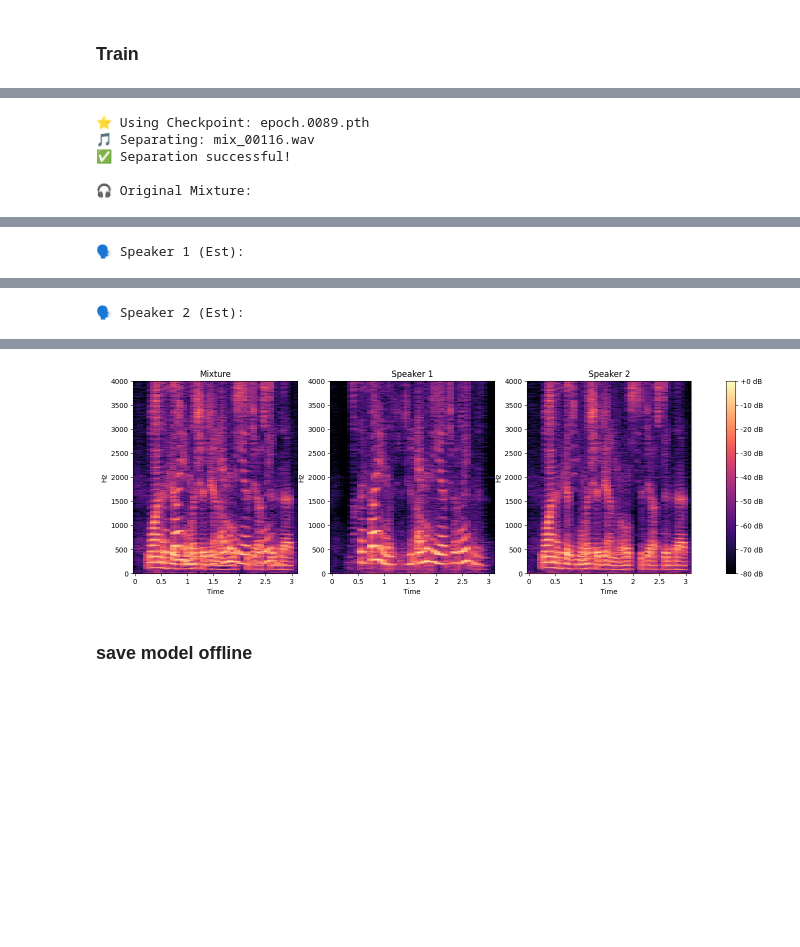
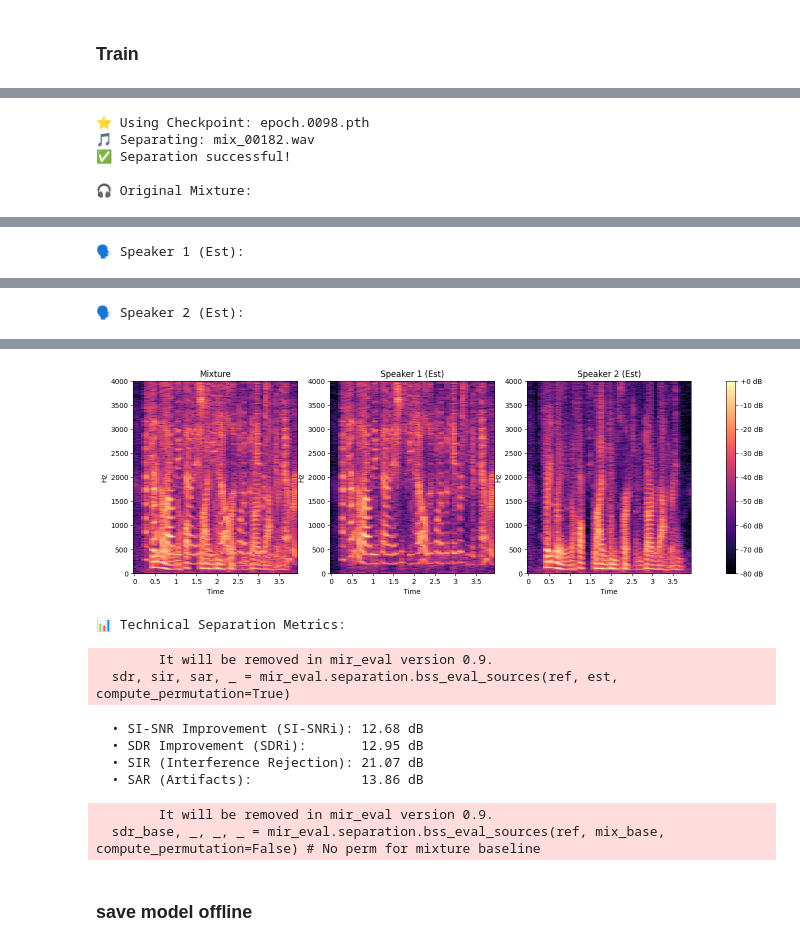
Before and after one commit to Talzaidman/speech, a Jupyter notebook: Untitled2 (1).ipynb, the cells around one changed output, grey strips where cells are left out. Drawn from its saved outputs; the diff is of its cells as text; code cells hidden in the pictures; blank space fills up the shorter version.

```diff
--- a/Untitled2 (1).ipynb
+++ b/Untitled2 (1).ipynb
@@ -1039,6 +1032,7 @@ import librosa
 import librosa.display
 import matplotlib.pyplot as plt
 import numpy as np
+import mir_eval # Import for metrics
 
 # 1. Define Paths
 checkpoint_path = "/content/SepReformer/models/SepReformer_Base_WSJ0/log/scratch_weights/"
@@ -1078,40 +1072,99 @@ if os.path.exists(path_s1):
 
     print("🗣️ Speaker 1 (Est):")
     ipd.display(ipd.Audio(path_s1))
 
     print("🗣️ Speaker 2 (Est):")
     ipd.display(ipd.Audio(path_s2))
 
     # Visualization
     fig, ax = plt.subplots(1, 3, figsize=(18, 5))
 
     def plot_spec(ax, p, title):
         y, sr = librosa.load(p, sr=8000)
         D = librosa.amplitude_to_db(np.abs(librosa.stft(y)), ref=np.max)
         img = librosa.display.specshow(D, y_axis='linear', x_axis='time', sr=sr, ax=ax)
         ax.set_title(title)
-        return img
+        return img, y
 
-    img = plot_spec(ax[0], path_mix, "Mixture")
-    plot_spec(ax[1], path_s1, "Speaker 1")
-    plot_spec(ax[2], path_s2, "Speaker 2")
+    img, y_mix = plot_spec(ax[0], path_mix, "Mixture")
+    _, y_s1_est = plot_spec(ax[1], path_s1, "Speaker 1 (Est)")
+    _, y_s2_est = plot_spec(ax[2], path_s2, "Speaker 2 (Est)")
     fig.colorbar(img, ax=ax, format="%+2.0f dB")
     plt.show()
 
+    # --- 5. Technical Metrics (Ground Truth Comparison) ---
+    print("\n📊 Technical Separation Metrics:")
+
+    # Construct GT paths (Assuming s1/s2 sibling folders)
+    base_speech_dir = os.path.dirname(mix_dir)
+    gt_s1_path = os.path.join(base_speech_dir, 's1', test_file)
+    gt_s2_path = os.path.join(base_speech_dir, 's2', test_file)
+
+    if os.path.exists(gt_s1_path) and os.path.exists(gt_s2_path):
+        # Load GT
+        y_s1_gt, _ = librosa.load(gt_s1_path, sr=8000)
+        y_s2_gt, _ = librosa.load(gt_s2_path, sr=8000)
+
+        # Truncate to min length
+        min_L = min(len(y_mix), len(y_s1_gt), len(y_s2_gt), len(y_s1_est), len(y_s2_est))
+        ref = np.vstack([y_s1_gt[:min_L], y_s2_gt[:min_L]])
+        est = np.vstack([y_s1_est[:min_L], y_s2_est[:min_L]])
+        mix_base = np.vstack([y_mix[:min_L], y_mix[:min_L]])
+
+        # Calculate BSS Eval (SDR, SIR, SAR)
+        # compute_permutation=True allows mir_eval to match speakers automatically
+        sdr, sir, sar, _ = mir_eval.separation.bss_eval_sources(ref, est, compute_permutation=True)
+        sdr_base, _, _, _ = mir_eval.separation.bss_eval_sources(ref, mix_base, compute_permutation=False) # No perm for mixture baseline
+
+        # Calculate SI-SNR
+        def si_snr(target, estimate):
+            # Zero mean
+            target = target - np.mean(target)
+            estimate = estimate - np.mean(estimate)
+            dot = np.sum(target * estimate)
+            s_target = (dot * target) / np.sum(target ** 2)
+            e_noise = estimate - s_target
+            return 10 * np.log10(np.sum(s_target ** 2) / np.sum(e_noise ** 2))
+
+        # We assume mir_eval resolved permutation for SDR, but we need it for SI-SNR.
+        # Simpler approach: Calculate all permutations for SI-SNR and take max.
+        sisnr_1 = si_snr(ref[0], est[0]) + si_snr(ref[1], est[1])
+        sisnr_2 = si_snr(ref[0], est[1]) + si_snr(ref[1], est[0])
+        avg_sisnr = max(sisnr_1, sisnr_2) / 2
+
+        # Baseline SI-SNR
+        avg_base_sisnr = (si_snr(ref[0], mix_base[0]) + si_snr(ref[1], mix_base[1])) / 2
+
+        print(f"  • SI-SNR Improvement (SI-SNRi): {avg_sisnr - avg_base_sisnr:.2f} dB")
+        print(f"  • SDR Improvement (SDRi):       {np.mean(sdr - sdr_base):.2f} dB")
+        print(f"  • SIR (Interference Rejection): {np.mean(sir):.2f} dB")
+        print(f"  • SAR (Artifacts):              {np.mean(sar):.2f} dB")
+    else:
+        print(f"  ⚠️ Ground truth files not found at {gt_s1_path}. Cannot calculate metrics.")
+
 else:
     print("❌ Output files not found. Check if the model saved to a different location.")
 # %% [output]
-⭐ Using Checkpoint: epoch.0089.pth
-🎵 Separating: mix_00116.wav
+⭐ Using Checkpoint: epoch.0098.pth
+🎵 Separating: mix_00182.wav
 ✅ Separation successful!
 
 🎧 Original Mixture:
 [interactive output not drawn]
 🗣️ Speaker 1 (Est):
 [interactive output not drawn]
 🗣️ Speaker 2 (Est):
 [interactive output not drawn]
-[figure, old version]
+[figure, new version]
+📊 Technical Separation Metrics:
+        It will be removed in mir_eval version 0.9.
+  sdr, sir, sar, _ = mir_eval.separation.bss_eval_sources(ref, est, compute_permutation=True)
+  • SI-SNR Improvement (SI-SNRi): 12.68 dB
+  • SDR Improvement (SDRi):       12.95 dB
+  • SIR (Interference Rejection): 21.07 dB
+  • SAR (Artifacts):              13.86 dB
+        It will be removed in mir_eval version 0.9.
+  sdr_base, _, _, _ = mir_eval.separation.bss_eval_sources(ref, mix_base, compute_permutation=False) # No perm for mixture baseline
 # %% [markdown]
 ### **save model offline**
 # %%
```
Also changed, not shown: parts of 15 cells of this notebook.
